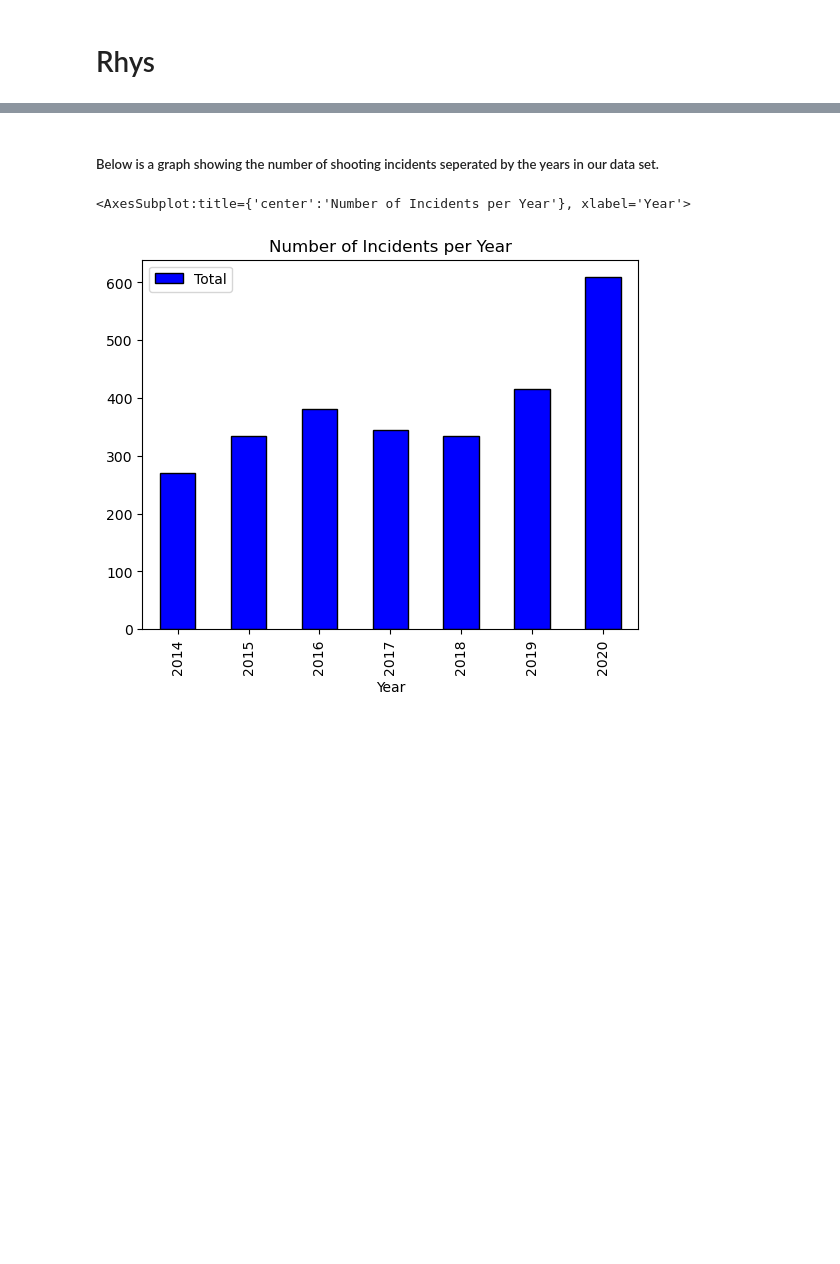
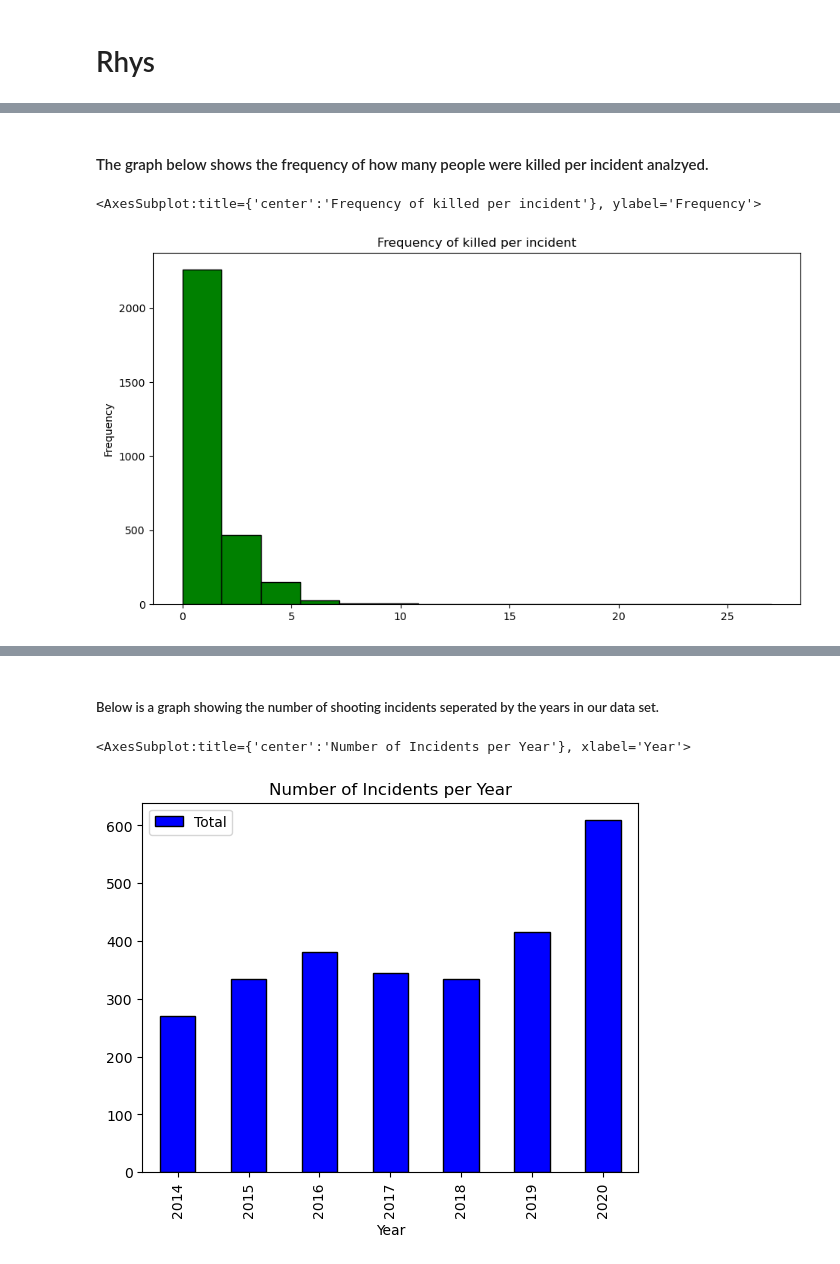
Before and after one commit to ubco-W2022T1-cosc301/project-group39, a Jupyter notebook: notebooks/analysis1.ipynb, the cells around one changed output, grey strips where cells are left out. Drawn from its saved outputs; the diff is of its cells as text; code cells hidden in the pictures; blank space fills up the shorter version.

```diff
--- a/notebooks/analysis1.ipynb
+++ b/notebooks/analysis1.ipynb
@@ -2,0 +81,8 @@
+# %% [markdown]
+#### The graph below shows the frequency of how many people were killed per incident analzyed.
+# %%
+
+df['killed'].plot(kind='hist', bins=15, figsize=(11,6), facecolor='green',edgecolor='black',title = "Frequency of killed per incident")
+# %% [output]
+<AxesSubplot:title={'center':'Frequency of killed per incident'}, ylabel='Frequency'>
+[figure, added]
```
Also changed, not shown: parts of 33 cells of this notebook.
